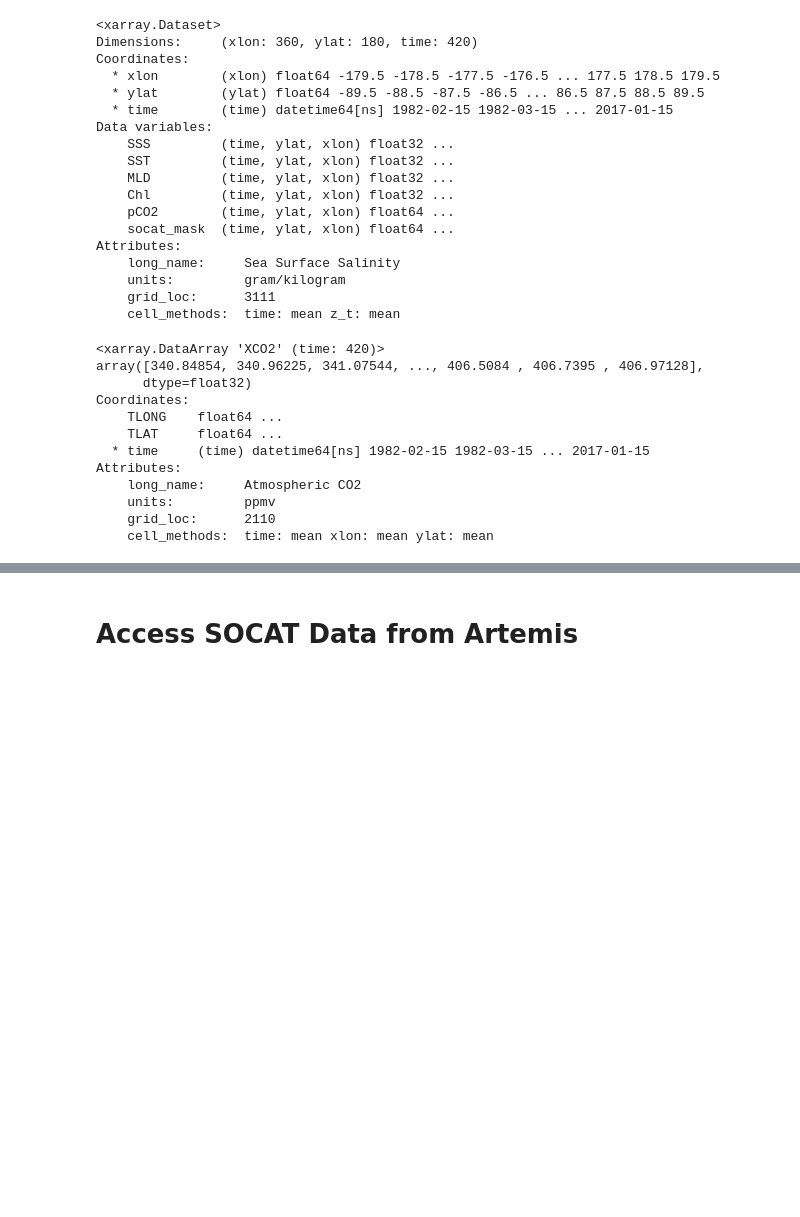
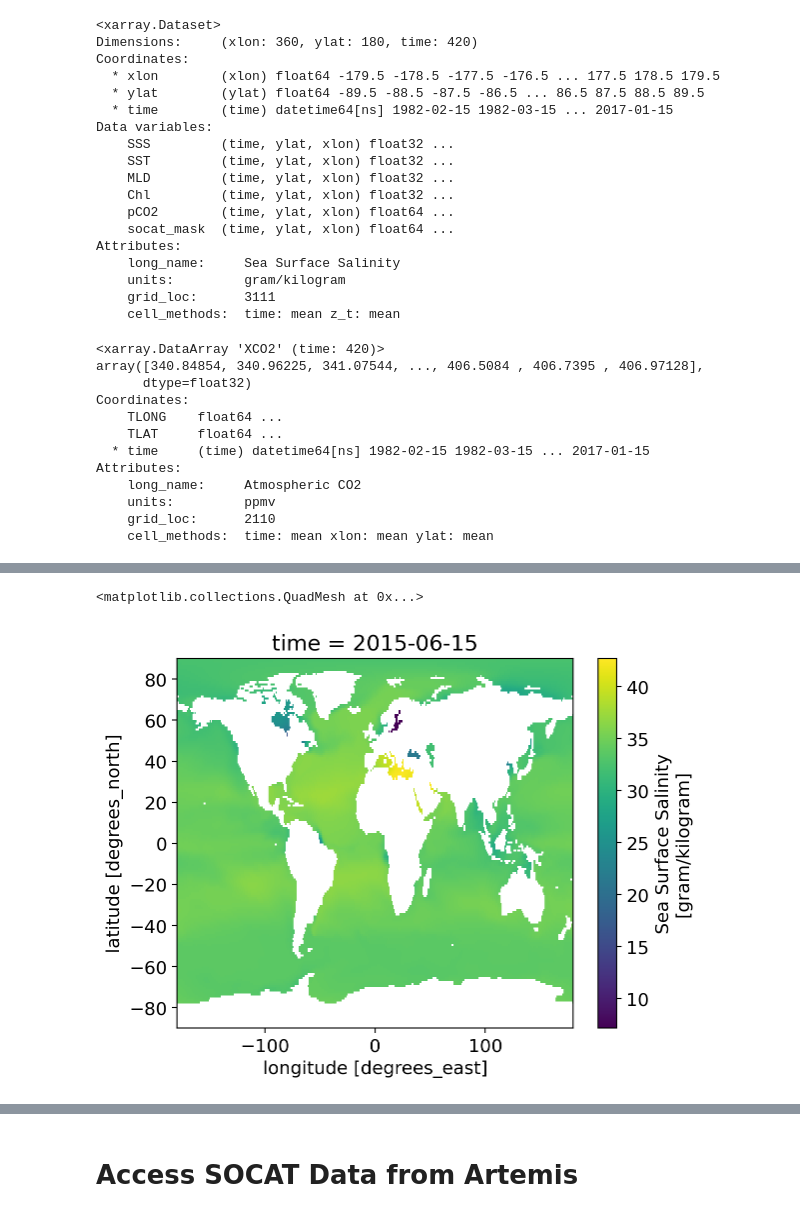
Before and after one commit to juliasimpson97/MLEE-final-project, a Jupyter notebook: raw_data/import_data.ipynb, the cells around one changed output, grey strips where cells are left out. Drawn from its saved outputs; the diff is of its cells as text; code cells hidden in the pictures; blank space fills up the shorter version.

Commit message:
checks and clean up on CESM import

```diff
--- a/raw_data/import_data.ipynb
+++ b/raw_data/import_data.ipynb
@@ -87,5 +29,0 @@ for variable in variables:
-# %%
-for i in inputs:
-    if i != 'XCO2' and i != 'socat_mask':
-        inputs[i] = inputs[i].assign_coords(xlon=(((inputs[i].xlon+180)%360)-180)) # wraps from 0 to 360 to -180 to 180
-        inputs[i] = inputs[i].sortby(inputs[i].xlon)
@@ -98,6 +29,0 @@ for i in inputs:
-# %%
-DS = xr.merge([inputs['SSS'], inputs['SST'], inputs['MLD'], inputs['Chl'], inputs['pCO2'], inputs['socat_mask']]) #
-
-
-
-#    inputs[variable] = xr.open_dataset(base_url.format(variable,ens,member)).variables
@@ -164,7 +84,7 @@ def import_model_data(ens, member, date_start, date_end):
 
     DS = xr.merge([inputs['SSS'], inputs['SST'], inputs['MLD'], inputs['Chl'], inputs['pCO2'], inputs['socat_mask']])
 
-    return DS, inputs['XCO2']
+    return DS, inputs['XCO2'], full_potential_variables_list
 # %%
 # Define ens (ensemble) and member (member number) so that all subsequent lines would be valid in a loop for a testbed approach
 ens = 'CESM'
@@ -176,7 +96,7 @@ date_start = '1982-02'
 date_end = '2017-01'
 # LATER: check input[each] date and lat/lon and make sure all coming in reasonably
 # %%
-CESM_data, XCO2_data = import_model_data(ens, member, date_start, date_end)
+CESM_data, XCO2_data, possible_variables_list = import_model_data(ens, member, date_start, date_end)
 # %%
 CESM_data
 # %% [output]
@@ -215,0 +149,5 @@ Attributes:
+# %%
+CESM_data.SSS[400,:,:].plot()
+# %% [output]
+<matplotlib.collections.QuadMesh at 0x...>
+[figure, added]
```
Also changed, not shown: parts of 13 cells of this notebook.
